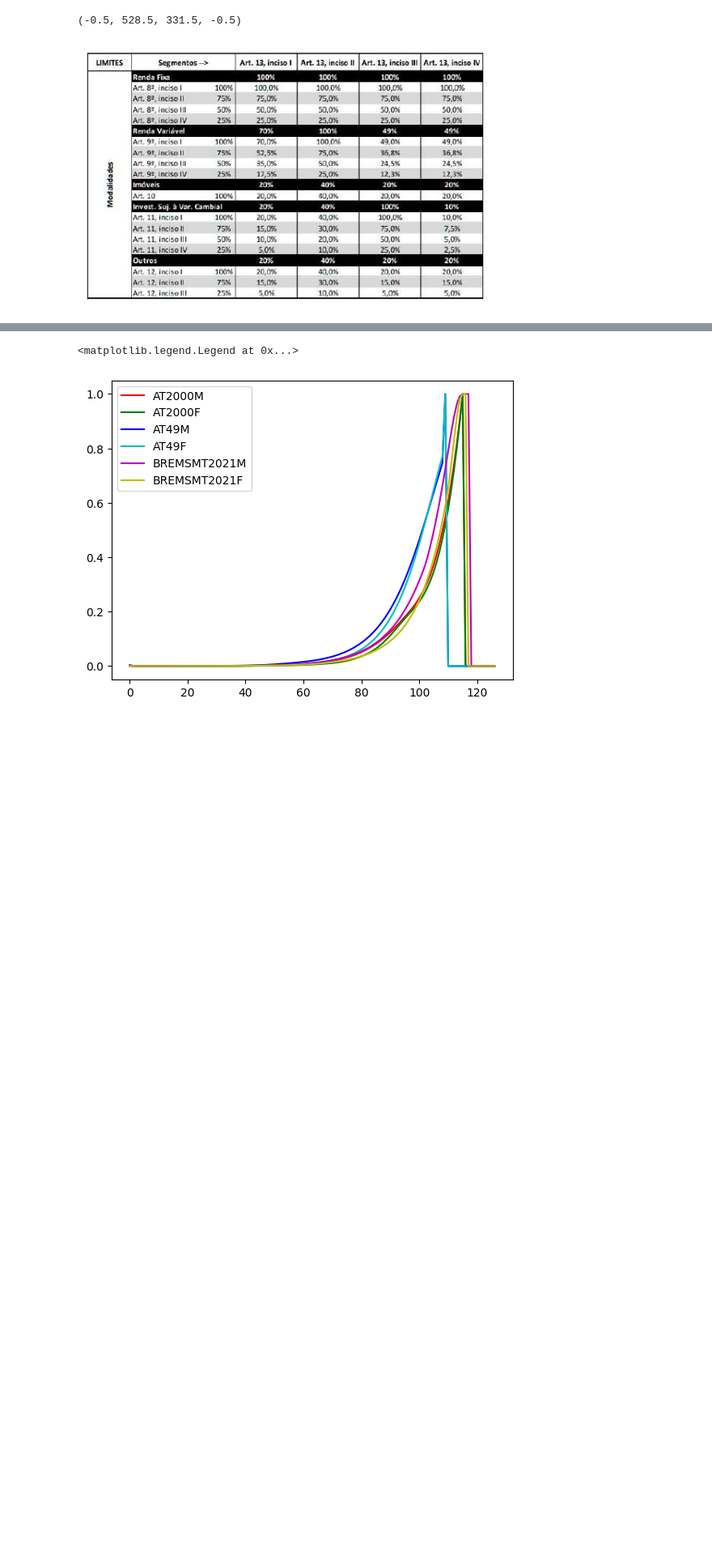
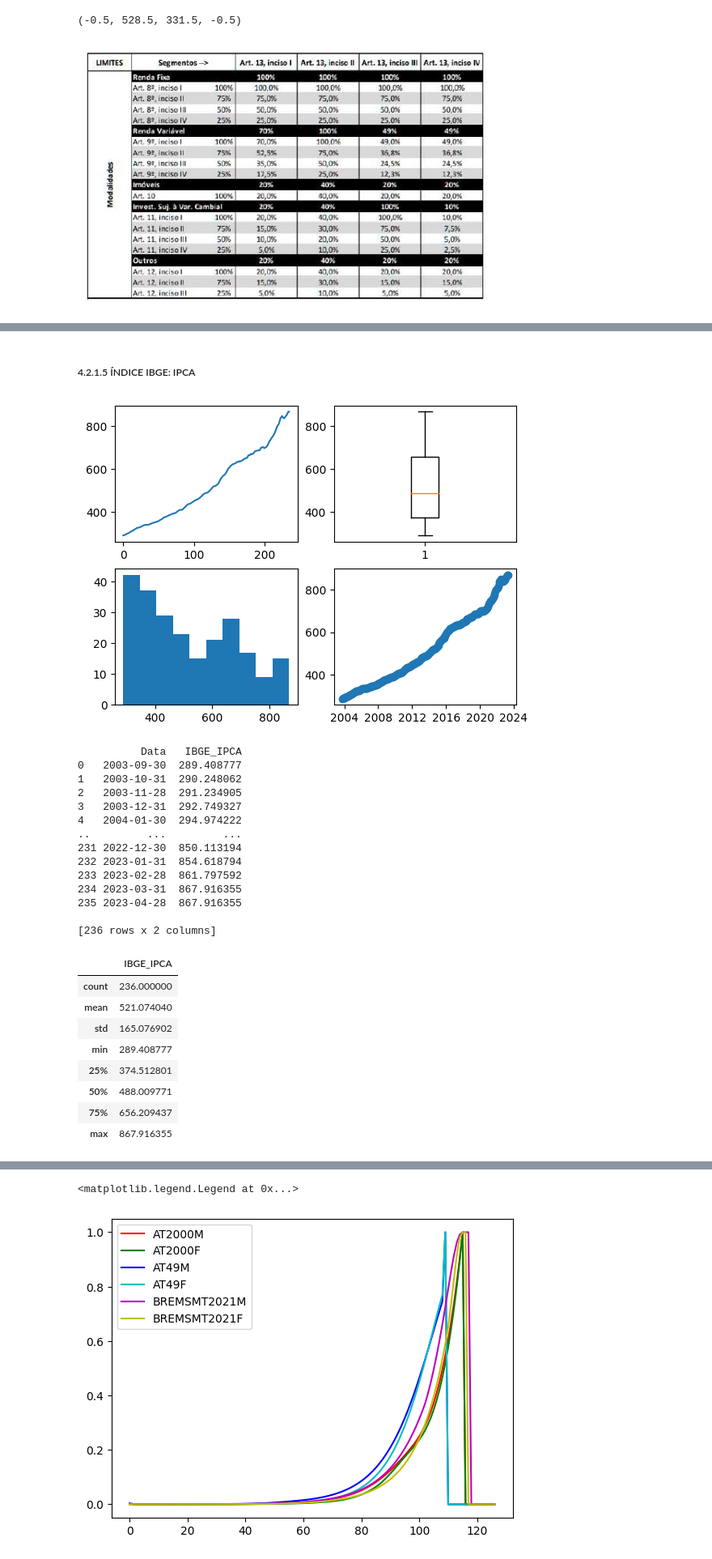
Before and after one commit to paulodesouzajose/FinML, a Jupyter notebook: PO_245_FinML.ipynb, the cells around one changed output, grey strips where cells are left out. Shown at 81% size. Saved outputs shown, nothing was run; the diff lists cells and outputs as text; code cells hidden in the pictures; blank space fills up the shorter version.

```diff
--- a/PO_245_FinML.ipynb
+++ b/PO_245_FinML.ipynb
@@ -786,0 +291,48 @@ BREMSMT2021F.describe()
+# %% [markdown]
+##### 4.2.1.5 ÍNDICE IBGE: IPCA
+# %%
+# Plot dos dados referentes ao IPCA
+
+IPCA = pd.read_excel('/content/Dados_COMDINHEIRO/COMDINHEIRO_IPCA.xlsx')
+
+figure, axis = plt.subplots(2,2)
+
+axis[0,0].plot(IPCA["IBGE_IPCA"])
+axis[0,1].boxplot(IPCA["IBGE_IPCA"])
+axis[1,0].hist(IPCA["IBGE_IPCA"])
+axis[1,1].scatter(IPCA["Data"],IPCA["IBGE_IPCA"])
+
+plt.show()
+
+# Plot de amostra
+
+print(IPCA)
+
+# Plot das estatísticas descritivas
+
+IPCA.describe()
+# %% [output]
+[figure, added]
+          Data   IBGE_IPCA
+0   2003-09-30  289.408777
+1   2003-10-31  290.248062
+2   2003-11-28  291.234905
+3   2003-12-31  292.749327
+4   2004-01-30  294.974222
+..         ...         ...
+231 2022-12-30  850.113194
+232 2023-01-31  854.618794
+233 2023-02-28  861.797592
+234 2023-03-31  867.916355
+235 2023-04-28  867.916355
+
+[236 rows x 2 columns]
+|  | IBGE_IPCA |
+| count | 236.000000 |
+| mean | 521.074040 |
+| std | 165.076902 |
+| min | 289.408777 |
+| 25% | 374.512801 |
+| 50% | 488.009771 |
+| 75% | 656.209437 |
+| max | 867.916355 |
```
Also changed, not shown: parts of 66 cells of this notebook.
